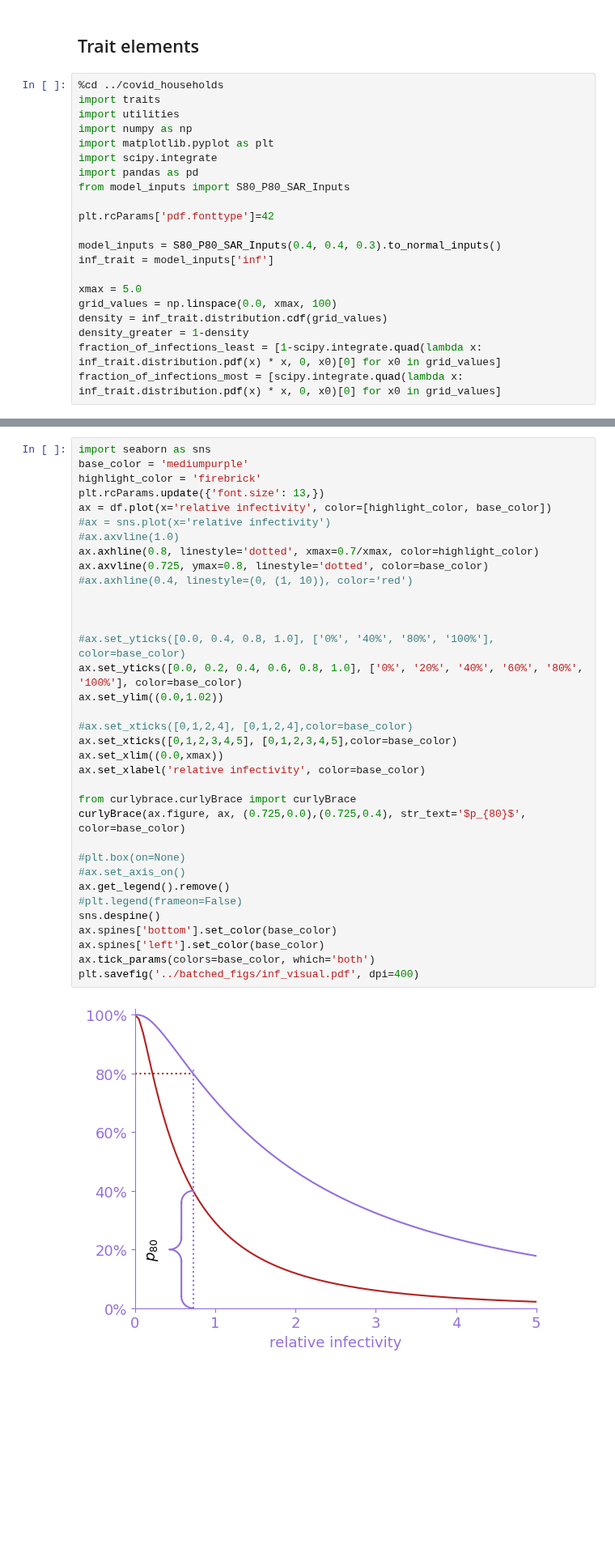
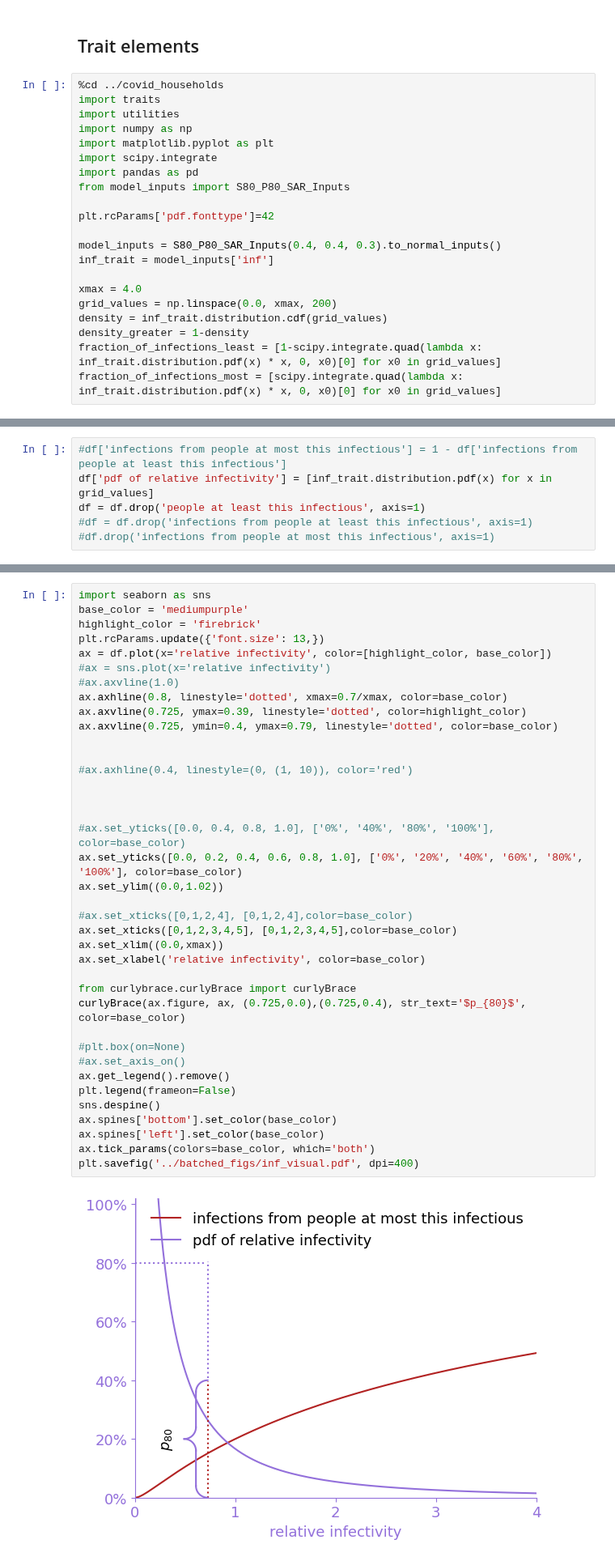
Before and after one commit to tanderson11/householdheterogeneity, a Jupyter notebook: notebooks/TraitFigures.ipynb, the cells around one changed output, grey strips where cells are left out. Shown at 81% size. Cells and saved outputs as stored; diff of their text form; blank space fills up the shorter version.

```diff
--- a/notebooks/TraitFigures.ipynb
+++ b/notebooks/TraitFigures.ipynb
@@ -15,8 +15,8 @@ plt.rcParams['pdf.fonttype']=42
 model_inputs = S80_P80_SAR_Inputs(0.4, 0.4, 0.3).to_normal_inputs()
 inf_trait = model_inputs['inf']
 
-xmax = 5.0
-grid_values = np.linspace(0.0, xmax, 100)
+xmax = 4.0
+grid_values = np.linspace(0.0, xmax, 200)
 density = inf_trait.distribution.cdf(grid_values)
 density_greater = 1-density
 fraction_of_infections_least = [1-scipy.integrate.quad(lambda x: inf_trait.distribution.pdf(x) * x, 0, x0)[0] for x0 in grid_values]
@@ -30,3 +30,9 @@ df = pd.DataFrame({
     'people at least this infectious':np.array(density_greater),
     'infections from people at least this infectious':np.array(fraction_of_infections_least)
 })
+# %%
+#df['infections from people at most this infectious'] = 1 - df['infections from people at least this infectious']
+df['pdf of relative infectivity'] = [inf_trait.distribution.pdf(x) for x in grid_values]
+df = df.drop('people at least this infectious', axis=1)
+#df = df.drop('infections from people at least this infectious', axis=1)
+#df.drop('infections from people at most this infectious', axis=1)
@@ -36,37 +94,40 @@ base_color = 'mediumpurple'
 highlight_color = 'firebrick'
 plt.rcParams.update({'font.size': 13,})
 ax = df.plot(x='relative infectivity', color=[highlight_color, base_color])
 #ax = sns.plot(x='relative infectivity')
 #ax.axvline(1.0)
-ax.axhline(0.8, linestyle='dotted', xmax=0.7/xmax, color=highlight_color)
-ax.axvline(0.725, ymax=0.8, linestyle='dotted', color=base_color)
+ax.axhline(0.8, linestyle='dotted', xmax=0.7/xmax, color=base_color)
+ax.axvline(0.725, ymax=0.39, linestyle='dotted', color=highlight_color)
+ax.axvline(0.725, ymin=0.4, ymax=0.79, linestyle='dotted', color=base_color)
+
+
 #ax.axhline(0.4, linestyle=(0, (1, 10)), color='red')
 
 
 
 #ax.set_yticks([0.0, 0.4, 0.8, 1.0], ['0%', '40%', '80%', '100%'], color=base_color)
 ax.set_yticks([0.0, 0.2, 0.4, 0.6, 0.8, 1.0], ['0%', '20%', '40%', '60%', '80%', '100%'], color=base_color)
 ax.set_ylim((0.0,1.02))
 
 #ax.set_xticks([0,1,2,4], [0,1,2,4],color=base_color)
 ax.set_xticks([0,1,2,3,4,5], [0,1,2,3,4,5],color=base_color)
 ax.set_xlim((0.0,xmax))
 ax.set_xlabel('relative infectivity', color=base_color)
 
 from curlybrace.curlyBrace import curlyBrace
 curlyBrace(ax.figure, ax, (0.725,0.0),(0.725,0.4), str_text='$p_{80}$', color=base_color)
 
 #plt.box(on=None)
 #ax.set_axis_on()
 ax.get_legend().remove()
-#plt.legend(frameon=False)
+plt.legend(frameon=False)
 sns.despine()
 ax.spines['bottom'].set_color(base_color)
 ax.spines['left'].set_color(base_color)
 ax.tick_params(colors=base_color, which='both')
 plt.savefig('../batched_figs/inf_visual.pdf', dpi=400)
 # %% [output]
-[figure, old version]
+[figure, new version]
 # %%
 x = np.linspace(0.0, 4.0, 2000)
 y = inf_trait.distribution.pdf(x)
```
Also changed, not shown: parts of 10 cells of this notebook, 2 other files.
